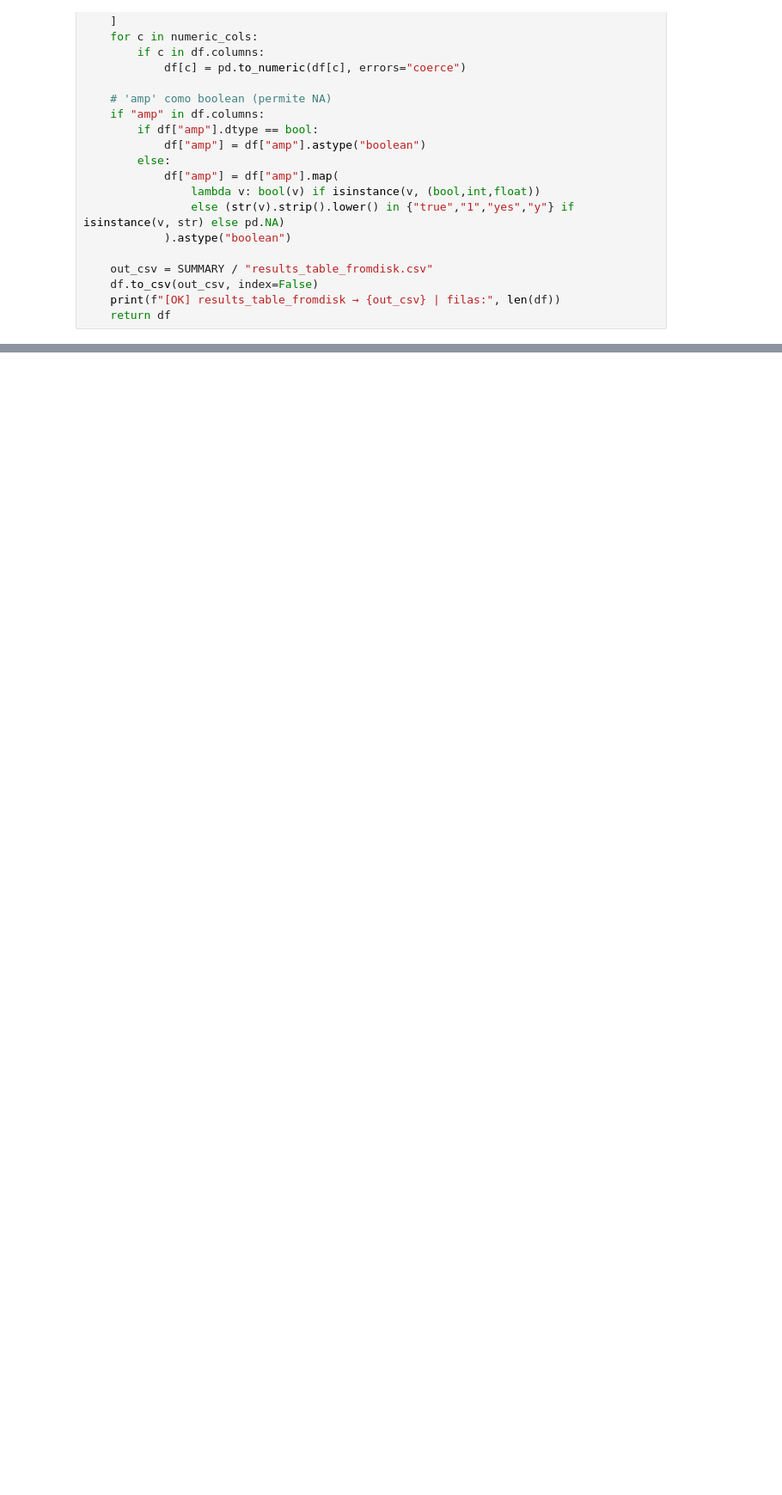
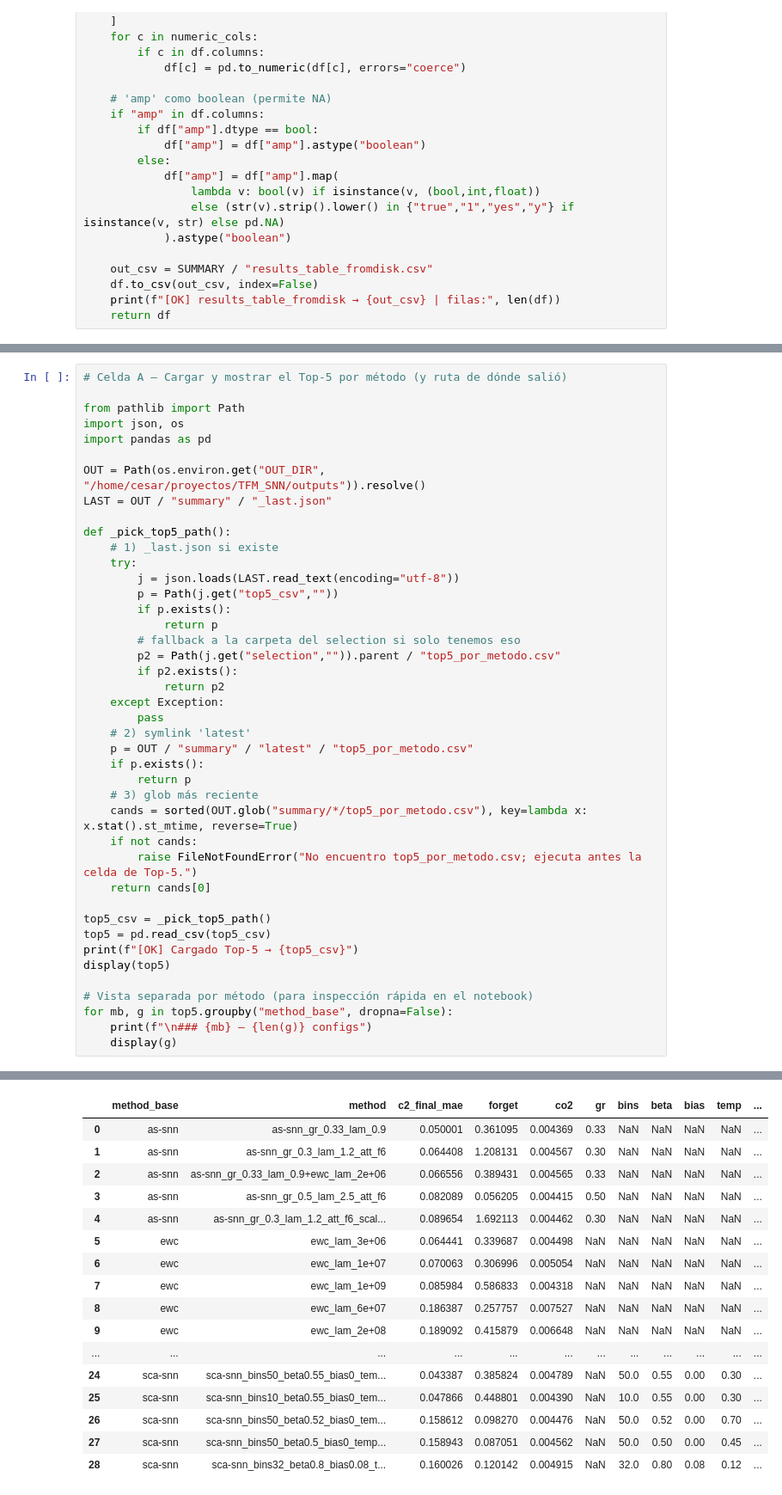
Before and after one commit to cesarfg32/TFM_SNN, a Jupyter notebook: notebooks/05_RESULTS_SELECTION_FIX.ipynb, the cells around one changed output, grey strips where cells are left out. Shown at 86% size. Saved outputs shown, nothing was run; the diff lists cells and outputs as text; blank space fills up the shorter version.

Commit message:
update configs

```diff
--- a/notebooks/05_RESULTS_SELECTION_FIX.ipynb
+++ b/notebooks/05_RESULTS_SELECTION_FIX.ipynb
@@ -1124,0 +1471,43 @@ for p in sorted(SUMMARY.glob("*.csv")) + sorted(SUMMARY.glob("*.png")):
+# %%
+# Celda A — Cargar y mostrar el Top-5 por método (y ruta de dónde salió)
+
+from pathlib import Path
+import json, os
+import pandas as pd
+
+OUT = Path(os.environ.get("OUT_DIR", "/home/cesar/proyectos/TFM_SNN/outputs")).resolve()
+LAST = OUT / "summary" / "_last.json"
+
+def _pick_top5_path():
+    # 1) _last.json si existe
+    try:
+        j = json.loads(LAST.read_text(encoding="utf-8"))
+        p = Path(j.get("top5_csv",""))
+        if p.exists():
+            return p
+        # fallback a la carpeta del selection si solo tenemos eso
+        p2 = Path(j.get("selection","")).parent / "top5_por_metodo.csv"
+        if p2.exists():
+            return p2
+    except Exception:
+        pass
+    # 2) symlink 'latest'
+    p = OUT / "summary" / "latest" / "top5_por_metodo.csv"
+    if p.exists():
+        return p
+    # 3) glob más reciente
+    cands = sorted(OUT.glob("summary/*/top5_por_metodo.csv"), key=lambda x: x.stat().st_mtime, reverse=True)
+    if not cands:
+        raise FileNotFoundError("No encuentro top5_por_metodo.csv; ejecuta antes la celda de Top-5.")
+    return cands[0]
+
+top5_csv = _pick_top5_path()
+top5 = pd.read_csv(top5_csv)
+print(f"[OK] Cargado Top-5 → {top5_csv}")
+display(top5)
+
+# Vista separada por método (para inspección rápida en el notebook)
+for mb, g in top5.groupby("method_base", dropna=False):
+    print(f"\n### {mb} — {len(g)} configs")
+    display(g)
+# %% [output]
@@ -1124,0 +1515,17 @@ for p in sorted(SUMMARY.glob("*.csv")) + sorted(SUMMARY.glob("*.png")):
+|  | method_base | method | c2_final_mae | forget | co2 | gr | bins | beta | bias | temp | ... |
+| 0 | as-snn | as-snn_gr_0.33_lam_0.9 | 0.050001 | 0.361095 | 0.004369 | 0.33 | NaN | NaN | NaN | NaN | ... |
+| 1 | as-snn | as-snn_gr_0.3_lam_1.2_att_f6 | 0.064408 | 1.208131 | 0.004567 | 0.30 | NaN | NaN | NaN | NaN | ... |
+| 2 | as-snn | as-snn_gr_0.33_lam_0.9+ewc_lam_2e+06 | 0.066556 | 0.389431 | 0.004565 | 0.33 | NaN | NaN | NaN | NaN | ... |
+| 3 | as-snn | as-snn_gr_0.5_lam_2.5_att_f6 | 0.082089 | 0.056205 | 0.004415 | 0.50 | NaN | NaN | NaN | NaN | ... |
+| 4 | as-snn | as-snn_gr_0.3_lam_1.2_att_f6_scal... | 0.089654 | 1.692113 | 0.004462 | 0.30 | NaN | NaN | NaN | NaN | ... |
+| 5 | ewc | ewc_lam_3e+06 | 0.064441 | 0.339687 | 0.004498 | NaN | NaN | NaN | NaN | NaN | ... |
+| 6 | ewc | ewc_lam_1e+07 | 0.070063 | 0.306996 | 0.005054 | NaN | NaN | NaN | NaN | NaN | ... |
+| 7 | ewc | ewc_lam_1e+09 | 0.085984 | 0.586833 | 0.004318 | NaN | NaN | NaN | NaN | NaN | ... |
+| 8 | ewc | ewc_lam_6e+07 | 0.186387 | 0.257757 | 0.007527 | NaN | NaN | NaN | NaN | NaN | ... |
+| 9 | ewc | ewc_lam_2e+08 | 0.189092 | 0.415879 | 0.006648 | NaN | NaN | NaN | NaN | NaN | ... |
+| ... | ... | ... | ... | ... | ... | ... | ... | ... | ... | ... | ... |
+| 24 | sca-snn | sca-snn_bins50_beta0.55_bias0_tem... | 0.043387 | 0.385824 | 0.004789 | NaN | 50.0 | 0.55 | 0.00 | 0.30 | ... |
+| 25 | sca-snn | sca-snn_bins10_beta0.55_bias0_tem... | 0.047866 | 0.448801 | 0.004390 | NaN | 10.0 | 0.55 | 0.00 | 0.30 | ... |
+| 26 | sca-snn | sca-snn_bins50_beta0.52_bias0_tem... | 0.158612 | 0.098270 | 0.004476 | NaN | 50.0 | 0.52 | 0.00 | 0.70 | ... |
+| 27 | sca-snn | sca-snn_bins50_beta0.5_bias0_temp... | 0.158943 | 0.087051 | 0.004562 | NaN | 50.0 | 0.50 | 0.00 | 0.45 | ... |
+| 28 | sca-snn | sca-snn_bins32_beta0.8_bias0.08_t... | 0.160026 | 0.120142 | 0.004915 | NaN | 32.0 | 0.80 | 0.08 | 0.12 | ... |
```
Also changed, not shown: parts of 16 cells of this notebook, 8 other files.
